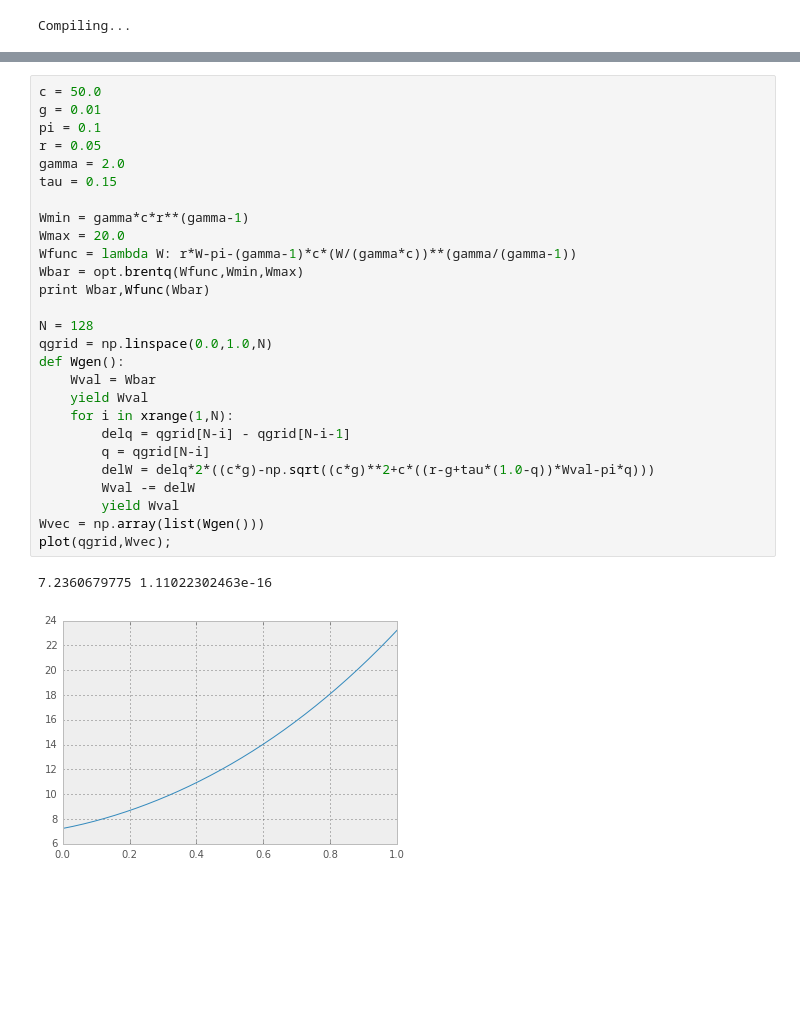
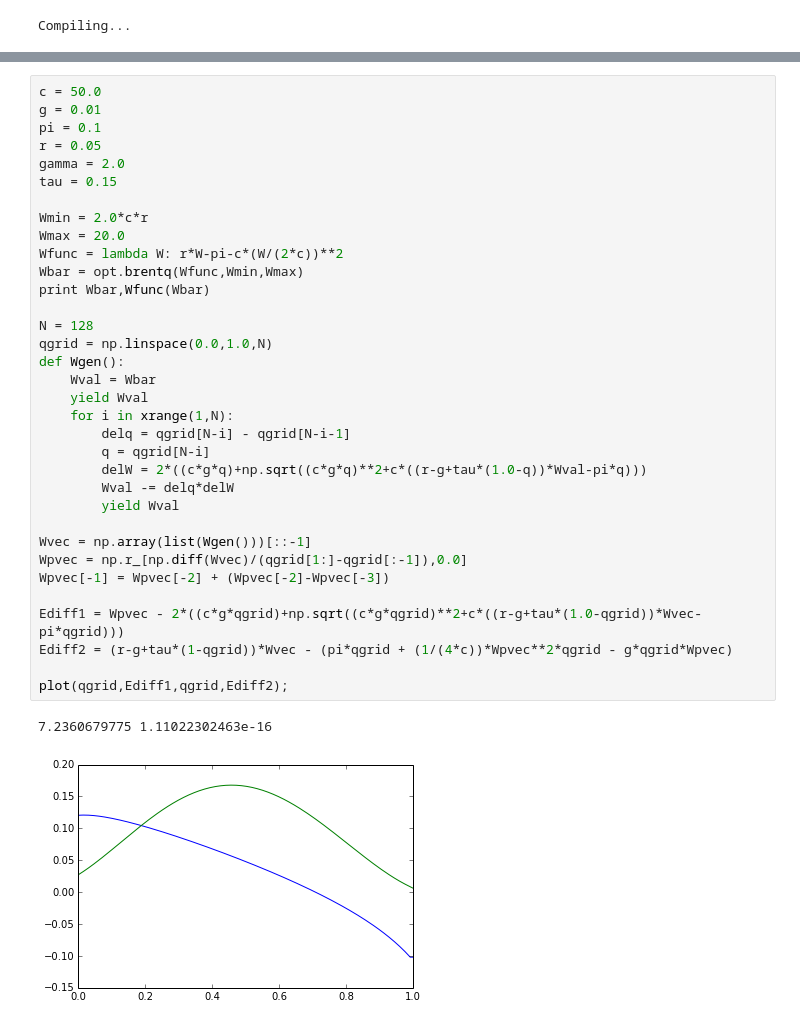
Before and after one commit to iamlemec/meteo, a Jupyter notebook: Meteo.ipynb, the cells around one changed output, grey strips where cells are left out. Cells and saved outputs as stored; diff of their text form; blank space fills up the shorter version.

```diff
--- a/Meteo.ipynb
+++ b/Meteo.ipynb
@@ -142,30 +144,37 @@ Max err = 8.37459442071e-15
 # %%
 c = 50.0
 g = 0.01
 pi = 0.1
 r = 0.05
 gamma = 2.0
 tau = 0.15
 
-Wmin = gamma*c*r**(gamma-1)
+Wmin = 2.0*c*r
 Wmax = 20.0
-Wfunc = lambda W: r*W-pi-(gamma-1)*c*(W/(gamma*c))**(gamma/(gamma-1))
+Wfunc = lambda W: r*W-pi-c*(W/(2*c))**2
 Wbar = opt.brentq(Wfunc,Wmin,Wmax)
 print Wbar,Wfunc(Wbar)
 
 N = 128
 qgrid = np.linspace(0.0,1.0,N)
 def Wgen():
     Wval = Wbar
     yield Wval
     for i in xrange(1,N):
         delq = qgrid[N-i] - qgrid[N-i-1]
         q = qgrid[N-i]
-        delW = delq*2*((c*g)-np.sqrt((c*g)**2+c*((r-g+tau*(1.0-q))*Wval-pi*q)))
-        Wval -= delW
+        delW = 2*((c*g*q)+np.sqrt((c*g*q)**2+c*((r-g+tau*(1.0-q))*Wval-pi*q)))
+        Wval -= delq*delW
         yield Wval
-Wvec = np.array(list(Wgen()))
-plot(qgrid,Wvec);
+
+Wvec = np.array(list(Wgen()))[::-1]
+Wpvec = np.r_[np.diff(Wvec)/(qgrid[1:]-qgrid[:-1]),0.0]
+Wpvec[-1] = Wpvec[-2] + (Wpvec[-2]-Wpvec[-3])
+
+Ediff1 = Wpvec - 2*((c*g*qgrid)+np.sqrt((c*g*qgrid)**2+c*((r-g+tau*(1.0-qgrid))*Wvec-pi*qgrid)))
+Ediff2 = (r-g+tau*(1-qgrid))*Wvec - (pi*qgrid + (1/(4*c))*Wpvec**2*qgrid - g*qgrid*Wpvec)
+
+plot(qgrid,Ediff1,qgrid,Ediff2);
 # %% [output]
 7.2360679775 1.11022302463e-16
-[figure, old version]
+[figure, new version]
```
Also changed, not shown: parts of 3 cells of this notebook, 2 other files.
